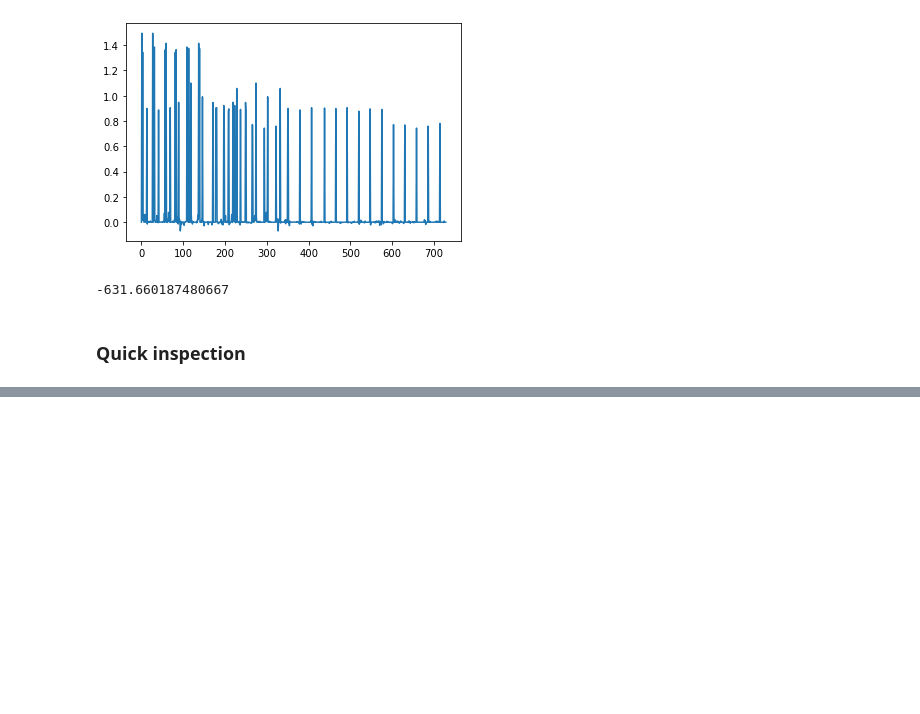
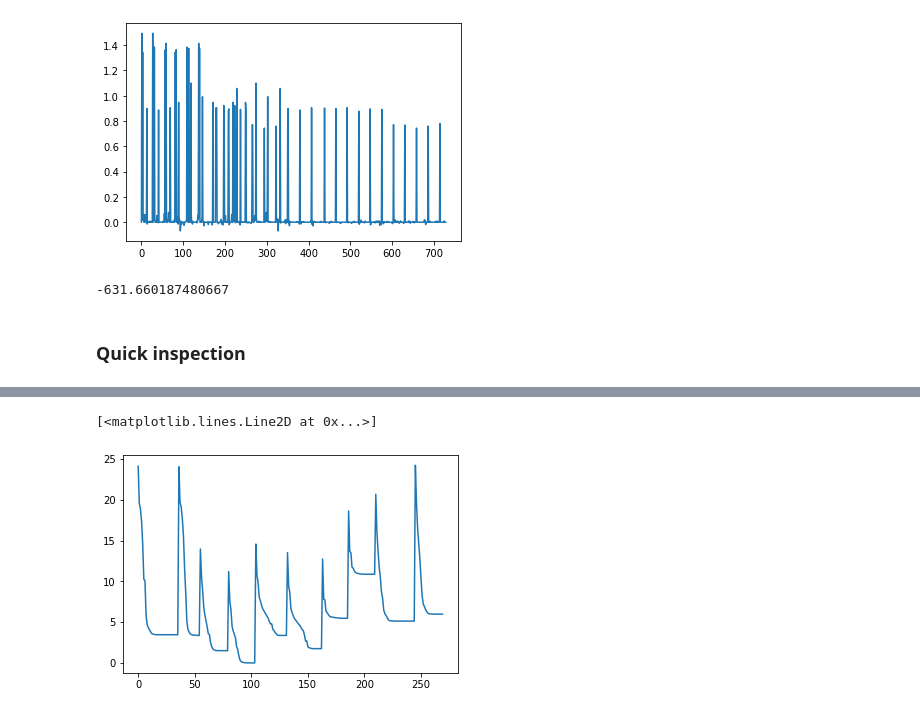
Before and after one commit to choderalab/espaloma, a Jupyter notebook: scripts/qca/QCArchive Fetch.ipynb, the cells around one changed output, grey strips where cells are left out. Cells and saved outputs as stored; diff of their text form; code cells hidden in the pictures; blank space fills up the shorter version.

```diff
--- a/scripts/qca/QCArchive Fetch.ipynb
+++ b/scripts/qca/QCArchive Fetch.ipynb
@@ -415,0 +443,4 @@ Text(0, 0.5, 'relative energy (kilocalorie/mole)')
+# %%
+for record_name in keys:
+    smi = smiles_dict[record_name]
+    smiles_to_record_names[smi].append(record_name)
@@ -415,0 +467,3 @@ Text(0, 0.5, 'relative energy (kilocalorie/mole)')
+# %%
+rs = smiles_to_record_names['[H]c1c(c(c(c(c1[C@]([H])(C([H])([H])[N+]([H])([H])C([H])([H])[H])O[H])[H])O[H])O[H])[H]']
+rs
@@ -415,0 +489,6 @@ Text(0, 0.5, 'relative energy (kilocalorie/mole)')
+# %%
+energies = np.hstack([all_mols_and_targets[r].energies for r in rs])
+# %%
+es = to_report_unit(energies)
+es -= np.min(es)
+es
@@ -415,0 +513,5 @@ Text(0, 0.5, 'relative energy (kilocalorie/mole)')
+# %%
+plt.plot(es)
+# %% [output]
+[<matplotlib.lines.Line2D at 0x...>]
+[figure, added]
```
Also changed, not shown: parts of 34 cells of this notebook.
